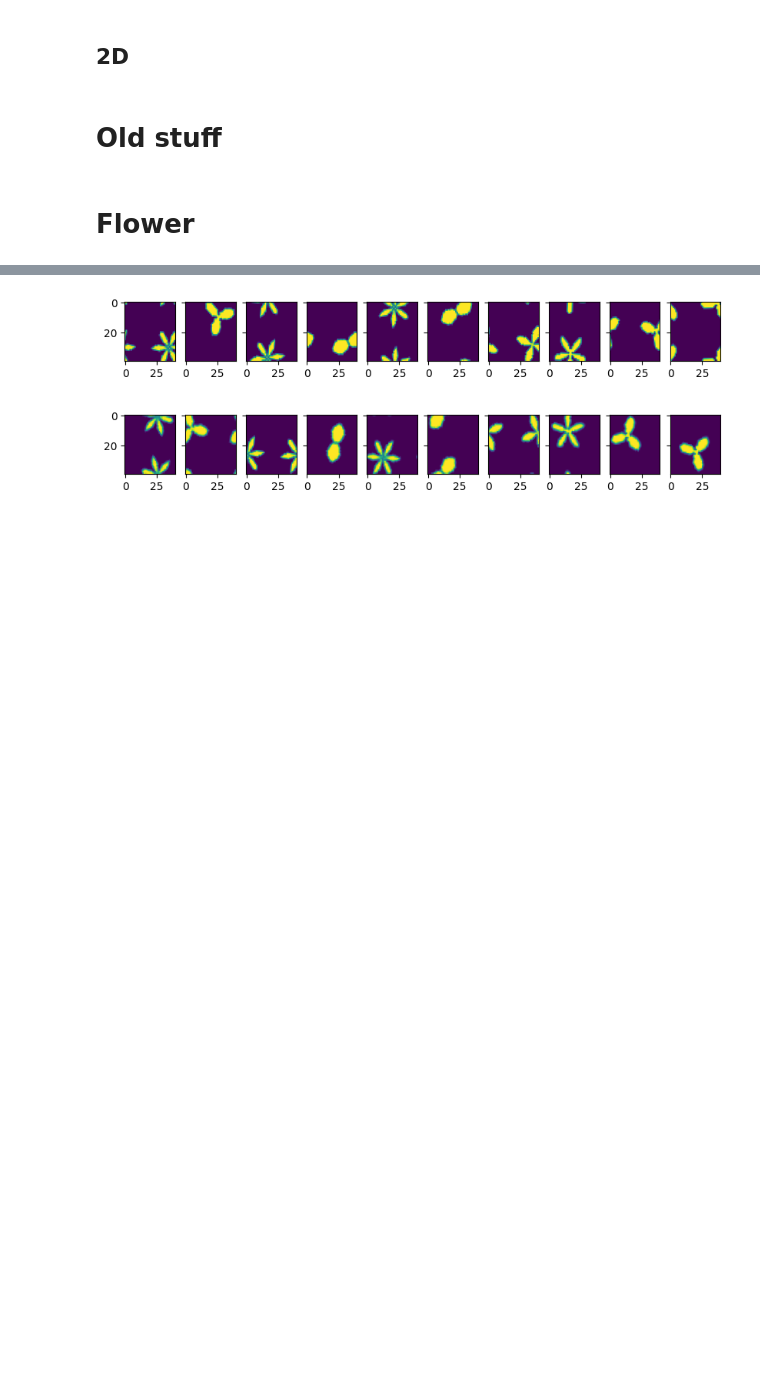
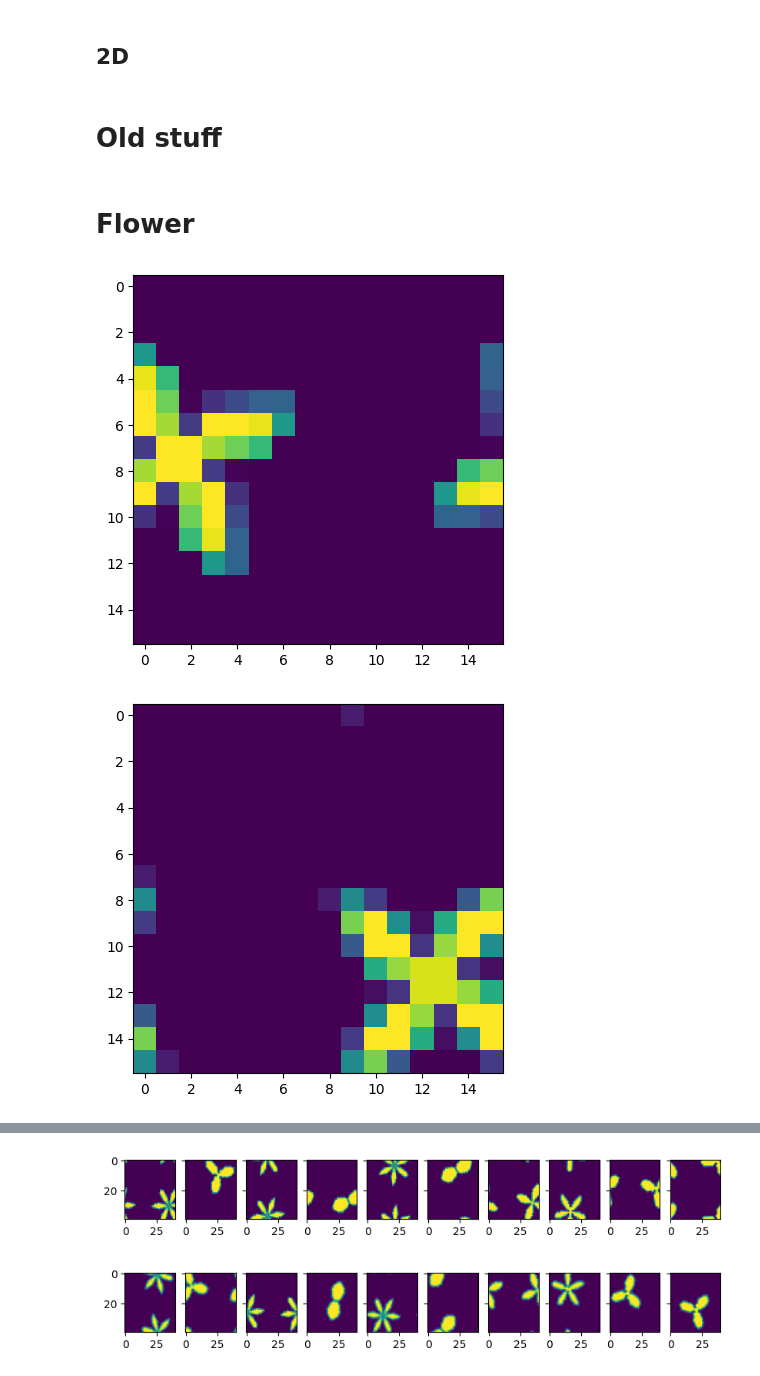
Before and after one commit to elidub/SymPDE, a Jupyter notebook: notebooks_symlie/data_generation.ipynb, the cells around one changed output, grey strips where cells are left out. Saved outputs shown, nothing was run; the diff lists cells and outputs as text; code cells hidden in the pictures; blank space fills up the shorter version.

```diff
--- a/notebooks_symlie/data_generation.ipynb
+++ b/notebooks_symlie/data_generation.ipynb
@@ -489,3 +460,12 @@ plt.show()
 sine_pattern.shape
 # %% [markdown]
 # Flower
+# %%
+x = np.load(os.path.join('../data/flower/train', 'x_space_length=256_noise_std=0.0_y_low=0_y_high=5.npy'))
+# %%
+for x_i in x[:10].reshape(10, 16, 16):
+    plt.imshow(x_i)
+    plt.show()
+# %% [output]
+[figure, added]
+[figure, added]
```
Also changed, not shown: parts of 4 cells of this notebook, 9 other files.
